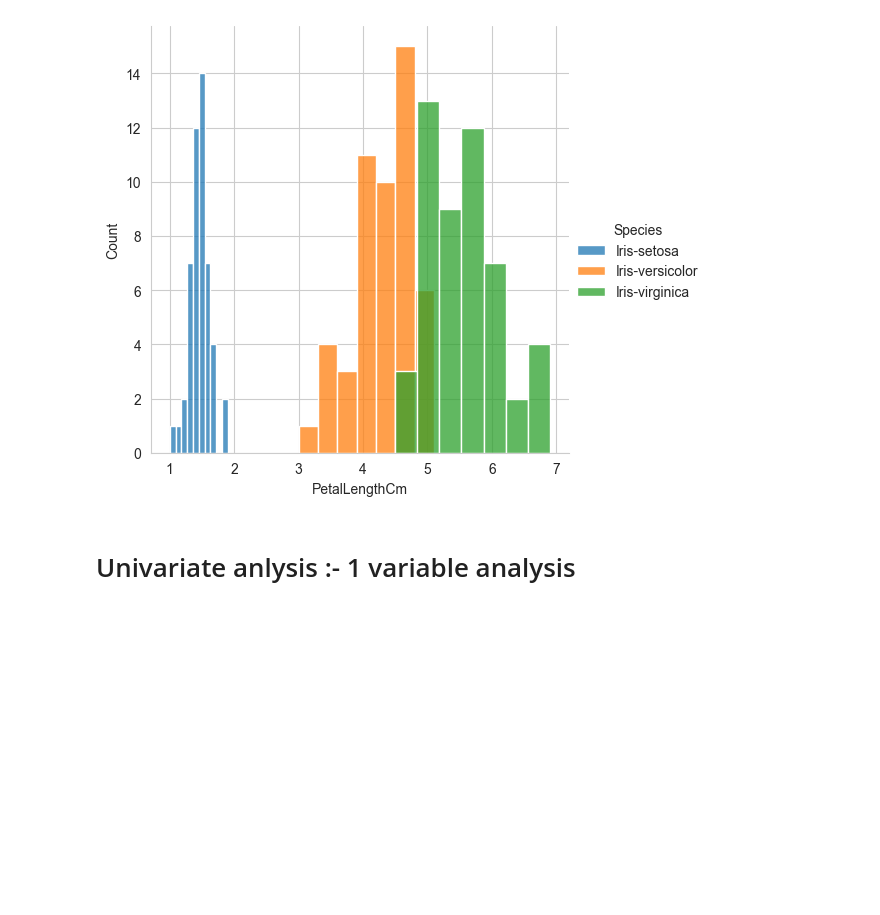
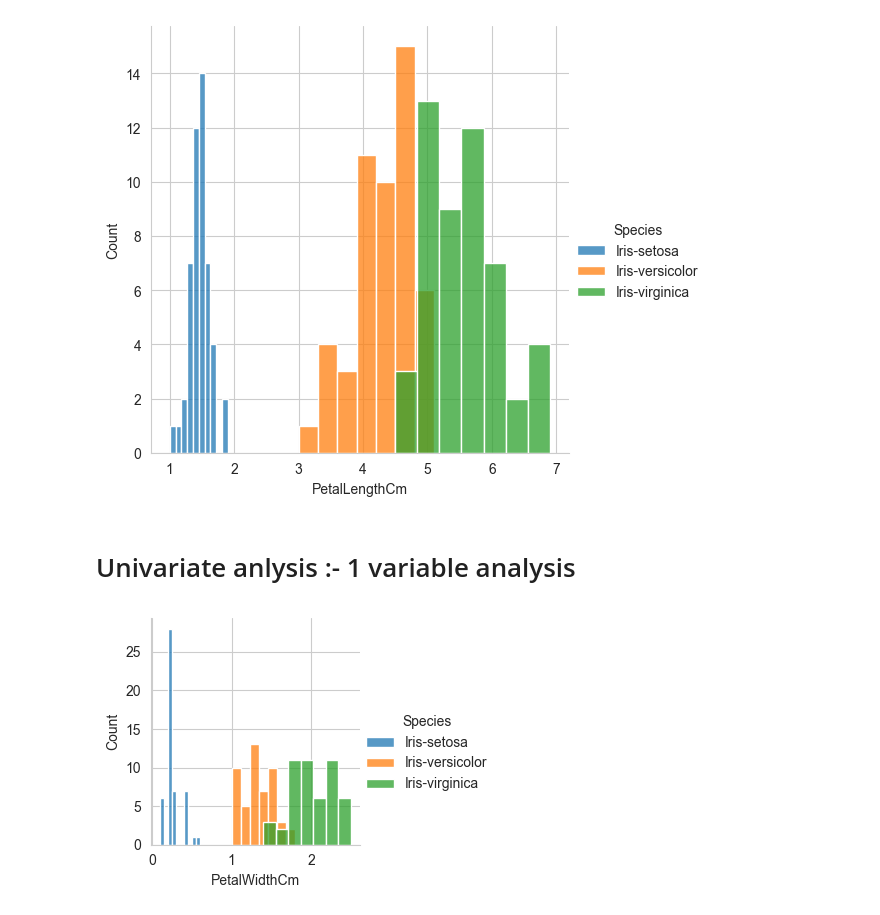
Before and after one commit to aakashkumar396/DataAnalysis_ProjectPortfolio, a Jupyter notebook: IRIS_dataset/EDA and Visualization .ipynb, the cells around one changed output. Cells and saved outputs as stored; diff of their text form; code cells hidden in the pictures; blank space fills up the shorter version.

```diff
--- a/IRIS_dataset/EDA and Visualization .ipynb
+++ b/IRIS_dataset/EDA and Visualization .ipynb
@@ -108,3 +108,11 @@ plt.show()
 [figure]
 # %% [markdown]
 # Univariate anlysis :- 1 variable analysis
+# %%
+sns.FacetGrid(iris_df, hue='Species', height = 3) \
+   .map(sns.histplot, "PetalWidthCm") \
+    .add_legend()
+
+plt.show()
+# %% [output]
+[figure, added]
```
Also changed, not shown: parts of 25 cells of this notebook.
